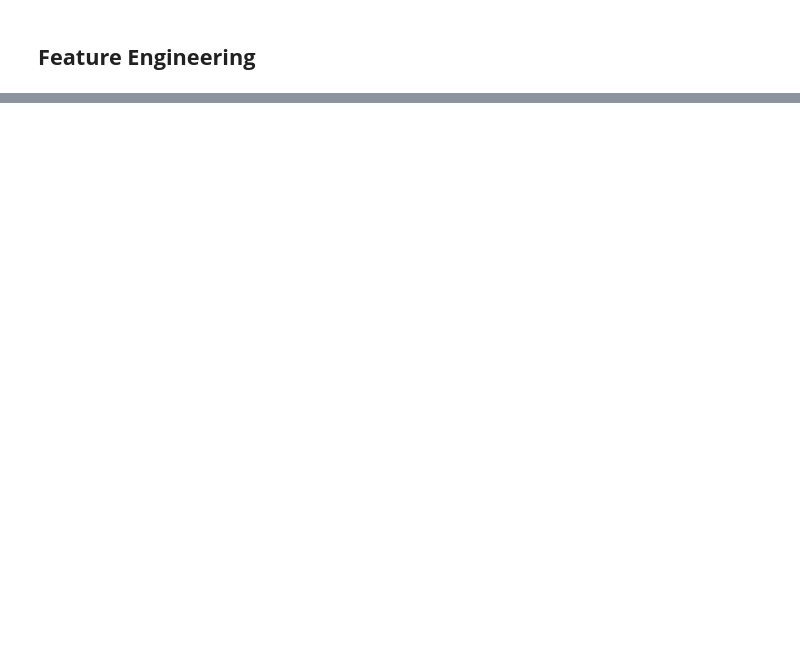
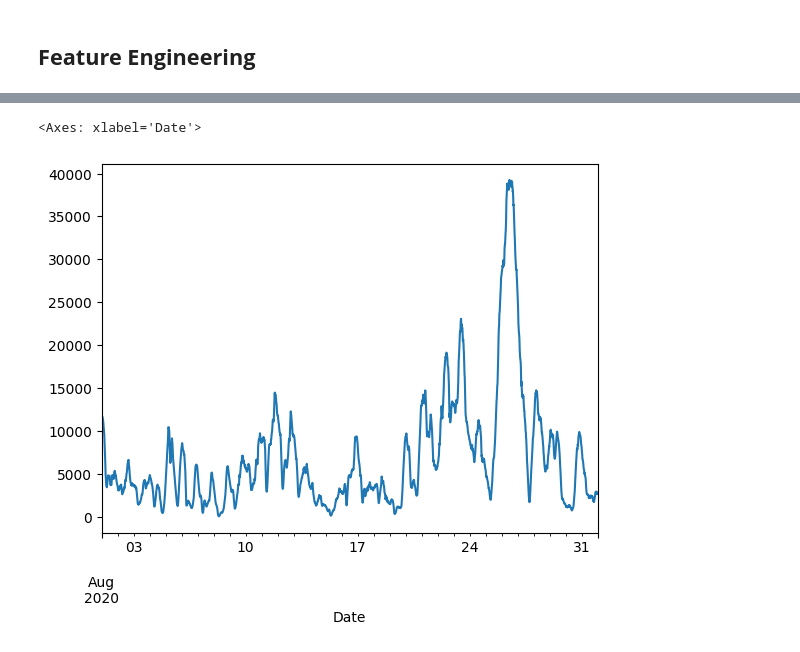
Before and after one commit to anthonymakarewicz/algo-electricity-trading, a Jupyter notebook: main.ipynb, the cells around one changed output, grey strips where cells are left out. Saved outputs shown, nothing was run; the diff lists cells and outputs as text; code cells hidden in the pictures; blank space fills up the shorter version.

```diff
--- a/main.ipynb
+++ b/main.ipynb
@@ -1205,0 +1288,5 @@ def extract_mstl_features(df, column, periods, robust=False):
+# %%
+df.loc["2020-08", "wind"].plot()
+# %% [output]
+<Axes: xlabel='Date'>
+[figure, added]
```
Also changed, not shown: parts of 12 cells of this notebook.
